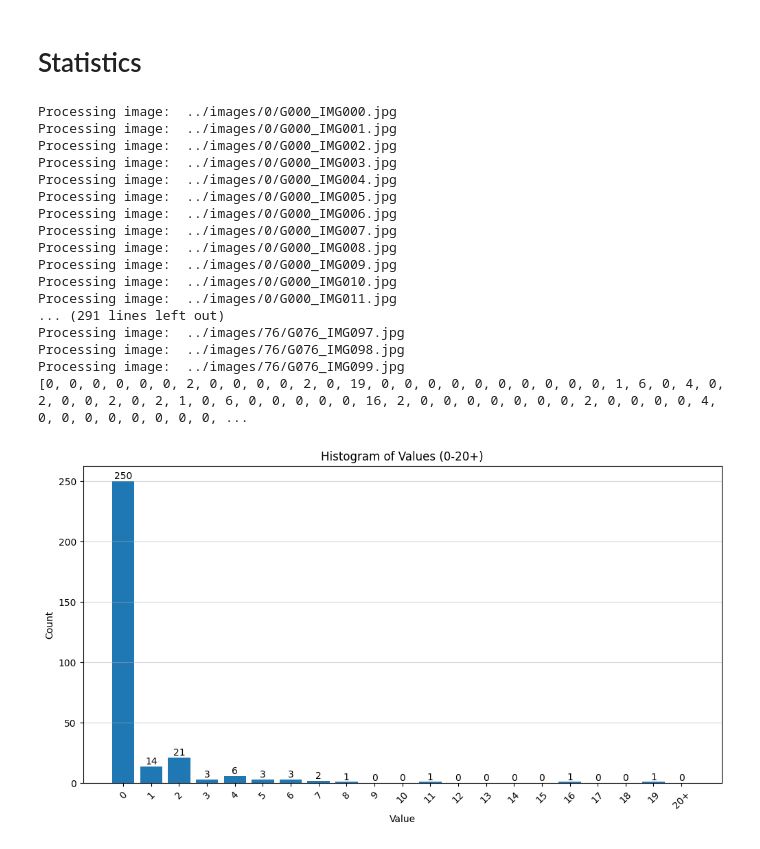
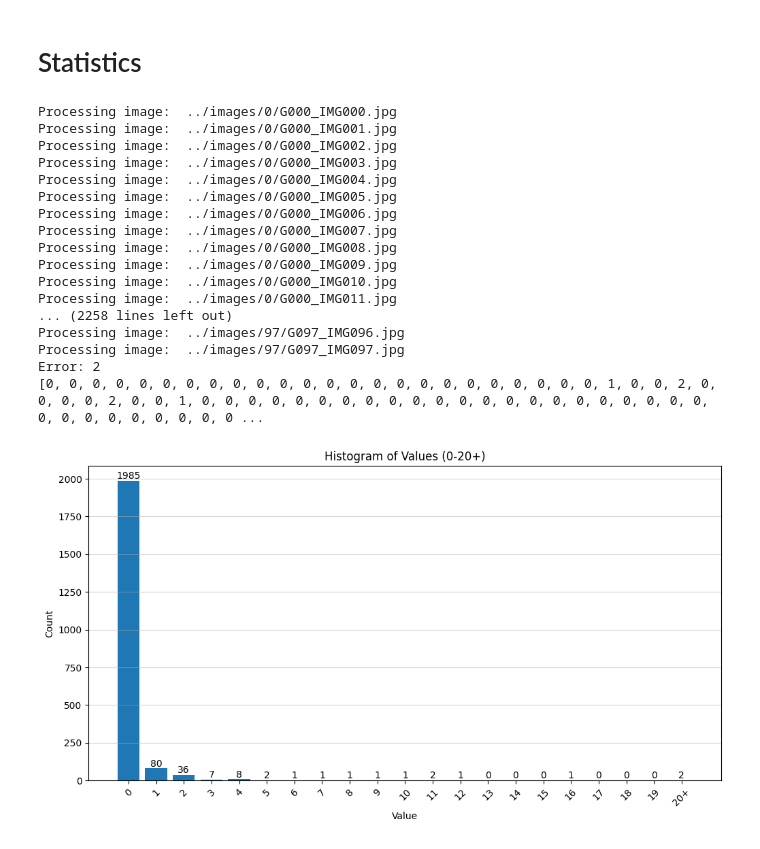
Before and after one commit to Monsterdied/computer-vision, a Jupyter notebook: task3.2_Simple/task3_2_Tomás.ipynb, the cells around one changed output. Saved outputs shown, nothing was run; the diff lists cells and outputs as text; code cells hidden in the pictures.

```diff
--- a/task3.2_Simple/task3_2_Tomás.ipynb
+++ b/task3.2_Simple/task3_2_Tomás.ipynb
@@ -37,7 +37,7 @@ def load_groundTruth():
         row, col = chesspos2number(piece['chessboard_position'])
         piceId =int(piece['category_id'])
         boards[idx][row][col] = piceId#["chessred2k"]
-    split_ids = np.asarray(anns['splits']["chessred2k"]['test']['image_ids']).astype(int)
+    split_ids = np.asarray(anns['splits']['test']['image_ids']).astype(int)
 
     intersect = np.isin(ids, split_ids)
     split_ids = np.where(intersect)[0]
@@ -557,7 +557,7 @@ from api2_0 import detectBoardAndSquares
 from chessboardPieces import drawSquares
 import shutil
 #Load keypoints model
-poseModel = YOLO("pose11n.pt")
+poseModel = YOLO("newyolo11pose.pt")
 
 
 resultsDirectory = "./Results"
@@ -600,38 +600,40 @@ for index,img in enumerate(images):
         cv2.imwrite(os.path.join(resultsDirectory,str(index),"Predicted.jpg"),predicted)
         cv2.imwrite(os.path.join(resultsDirectory,str(index),"Ground_Truth.jpg"),GT_image)
         error = count_differences_zip(matrix,gt)
+        if(error >0):
+            print("Error:",error)
         statistics.append(error)
         """cv2.imshow("Image ", orientedBoard)
         cv2.imshow("Predicted ", predicted)
         cv2.imshow("Ground Truth ", GT_image)
         cv2.waitKey(0)
         cv2.destroyAllWindows()"""
     # Print column by column
     """
         for col in range(8):
             for row in range(8):
                 print(matrix[row][col], end=' ')
             print() """
     # New line after each column
     #drawSquares(square_box,normalizedBoard)
 print(statistics)
 plot_histogram(statistics,resultsDirectory + "/histogram.png")
 # %% [output]
 Processing image:  ../images/0/G000_IMG000.jpg
 Processing image:  ../images/0/G000_IMG001.jpg
 Processing image:  ../images/0/G000_IMG002.jpg
 Processing image:  ../images/0/G000_IMG003.jpg
 Processing image:  ../images/0/G000_IMG004.jpg
 Processing image:  ../images/0/G000_IMG005.jpg
 Processing image:  ../images/0/G000_IMG006.jpg
 Processing image:  ../images/0/G000_IMG007.jpg
 Processing image:  ../images/0/G000_IMG008.jpg
 Processing image:  ../images/0/G000_IMG009.jpg
 Processing image:  ../images/0/G000_IMG010.jpg
 Processing image:  ../images/0/G000_IMG011.jpg
-... (291 lines left out)
-Processing image:  ../images/76/G076_IMG097.jpg
-Processing image:  ../images/76/G076_IMG098.jpg
-Processing image:  ../images/76/G076_IMG099.jpg
-[0, 0, 0, 0, 0, 0, 2, 0, 0, 0, 0, 2, 0, 19, 0, 0, 0, 0, 0, 0, 0, 0, 0, 0, 1, 6, 0, 4, 0, 2, 0, 0, 2, 0, 2, 1, 0, 6, 0, 0, 0, 0, 0, 16, 2, 0, 0, 0, 0, 0, 0, 0, 2, 0, 0, 0, 0, 4, 0, 0, 0, 0, 0, 0, 0, 0, ...
+... (2258 lines left out)
+Processing image:  ../images/97/G097_IMG096.jpg
+Processing image:  ../images/97/G097_IMG097.jpg
+Error: 2
+[0, 0, 0, 0, 0, 0, 0, 0, 0, 0, 0, 0, 0, 0, 0, 0, 0, 0, 0, 0, 0, 0, 0, 0, 1, 0, 0, 2, 0, 0, 0, 0, 2, 0, 0, 1, 0, 0, 0, 0, 0, 0, 0, 0, 0, 0, 0, 0, 0, 0, 0, 0, 0, 0, 0, 0, 0, 0, 0, 0, 0, 0, 0, 0, 0, 0, 0 ...
-[figure, old version]
+[figure, new version]
```
Also changed, not shown: parts of 3 cells of this notebook, 2 other files.
